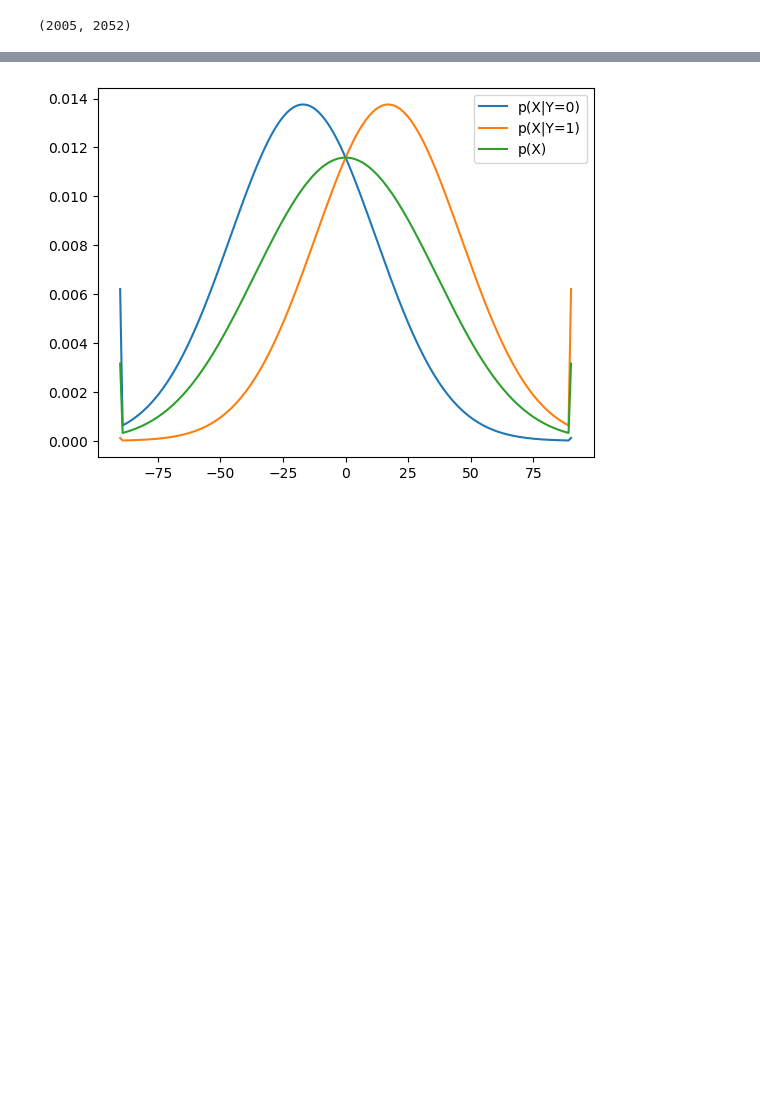
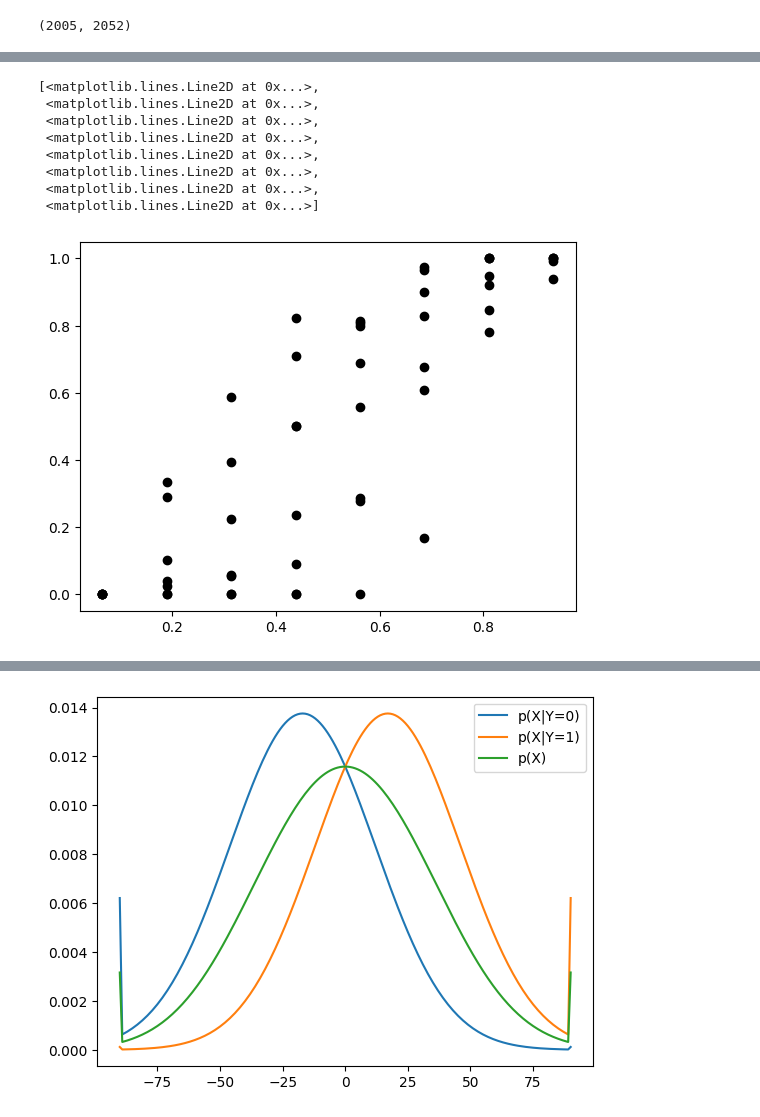
Before and after one commit to jacobaparker/Copy_Murphy2021, a Jupyter notebook: behavioral_data_example.ipynb, the cells around one changed output, grey strips where cells are left out. Cells and saved outputs as stored; diff of their text form; code cells hidden in the pictures; blank space fills up the shorter version.

```diff
--- a/behavioral_data_example.ipynb
+++ b/behavioral_data_example.ipynb
@@ -261,0 +728,13 @@ block_metadata_df['n_completed_trials'].sum(), block_metadata_df['n_planned_tria
+# %%
+P_YgX_2d, P_RgX_2d = psychometric_choice_probability_2d(trials_df, ("post_prob_pos", "post_prob_1b_pos"), n_bins=8)
+plt.plot(P_YgX_2d[:,:,0],P_RgX_2d,'ok')
+# %% [output]
+[<matplotlib.lines.Line2D at 0x...>,
+ <matplotlib.lines.Line2D at 0x...>,
+ <matplotlib.lines.Line2D at 0x...>,
+ <matplotlib.lines.Line2D at 0x...>,
+ <matplotlib.lines.Line2D at 0x...>,
+ <matplotlib.lines.Line2D at 0x...>,
+ <matplotlib.lines.Line2D at 0x...>,
+ <matplotlib.lines.Line2D at 0x...>]
+[figure, added]
```
Also changed, not shown: parts of 30 cells of this notebook, 1 other file.
